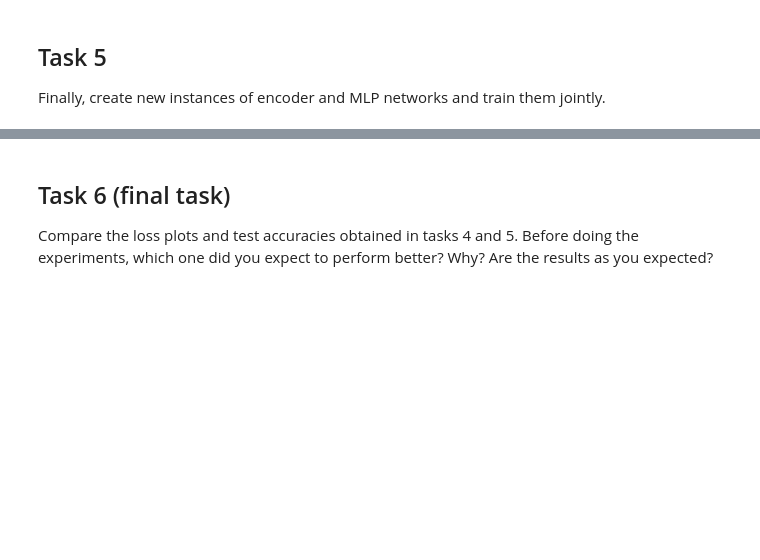
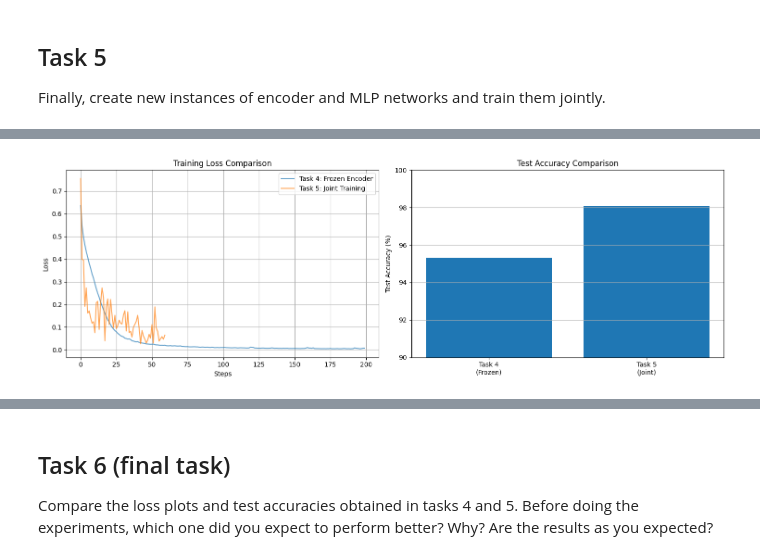
Before and after one commit to kkKaan/ceng501-deep-learning, a Jupyter notebook: hw1/CENG501_Fall2025_HW1_Colab_file.ipynb, the cells around one changed output, grey strips where cells are left out. Drawn from its saved outputs; the diff is of its cells as text; code cells hidden in the pictures; blank space fills up the shorter version.

```diff
--- a/hw1/CENG501_Fall2025_HW1_Colab_file.ipynb
+++ b/hw1/CENG501_Fall2025_HW1_Colab_file.ipynb
@@ -545,28 +708,72 @@ new_net1 = Encoder().to(device)
 new_net2 = MLP().to(device)
 
 loss_fun = nn.CrossEntropyLoss()
-params = # YOUR CODE HERE
-optimizer = torch.optim.Adam( params, lr=1.e-3)
+params = list(new_net1.parameters()) + list(new_net2.parameters())  # YOUR CODE HERE - Train both jointly
+optimizer = torch.optim.Adam(params, lr=1.e-3)
 
 #@title
 
-num_epochs = 2
-loss_history = []
+num_epochs = 10
+loss_history_joint = []
+accuracy_history_joint = []
+
+new_net1.train()
+new_net2.train()
+
 for epoch in range(num_epochs):
-  for i ,(images,labels) in enumerate(train_loader):
-    images = images.to(device)
-    labels = labels.to(device)
+    epoch_loss = 0
+    correct = 0
+    total = 0
 
-    optimizer.zero_grad()
-    latent = new_net1(images)
-    output = new_net2(latent)
-    loss = loss_fun(output, labels)
-    loss.backward()
-    optimizer.step()
+    for i, (images, labels) in enumerate(train_loader):
+        images = images.to(device)
+        labels = labels.to(device)
 
-    if (i+1) % batch_size == 0:
-      loss_history.append(loss.item())
-      print('Epoch [%d/%d], Step [%d/%d], Loss: %.4f'
-                 %(epoch+1, num_epochs, i+1, len(train_data)//batch_size, loss.item()))
+        optimizer.zero_grad()
+        latent = new_net1(images)
+        output = new_net2(latent)
+        loss = loss_fun(output, labels)
 
-plt.plot(loss_history)
+        loss.backward()
+        optimizer.step()
+
+        epoch_loss += loss.item()
+
+        _, predicted = torch.max(output.data, 1)
+        total += labels.size(0)
+        correct += (predicted == labels).sum().item()
+
+        if (i+1) % 100 == 0:
+            loss_history_joint.append(loss.item())
+            print(f'Epoch [{epoch+1}/{num_epochs}], Step [{i+1}/{len(train_data)//batch_size}], Loss: {loss.item():.4f}, Acc: {100*correct/total:.2f}%')
+
+    accuracy_history_joint.append(100 * correct / total)
+
+# Better visualization comparing Task 4 vs Task 5
+fig, axes = plt.subplots(1, 2, figsize=(15, 5))
+
+axes[0].plot(loss_history, label='Task 4: Frozen Encoder', alpha=0.7)
+axes[0].plot(loss_history_joint, label='Task 5: Joint Training', alpha=0.7)
+axes[0].set_xlabel('Steps')
+axes[0].set_ylabel('Loss')
+axes[0].set_title('Training Loss Comparison')
+axes[0].legend()
+axes[0].grid(True)
+
+# Get final accuracies
+test_acc_task5 = evaluate(new_net1, new_net2)
+
+axes[1].bar(['Task 4\n(Frozen)', 'Task 5\n(Joint)'], [test_acc_task4, test_acc_task5])
+axes[1].set_ylabel('Test Accuracy (%)')
+axes[1].set_title('Test Accuracy Comparison')
+axes[1].set_ylim([90, 100])
+axes[1].grid(True, axis='y')
+
+plt.tight_layout()
+plt.show()
+
+print(f'\nFinal Results:')
+print(f'Task 4 (Frozen Encoder): {test_acc_task4:.3f}%')
+print(f'Task 5 (Joint Training): {test_acc_task5:.3f}%')
+print(f'Improvement: {test_acc_task5 - test_acc_task4:.3f}%')
+# %% [output]
@@ -572,0 +797 @@ plt.plot(loss_history)
+[figure, added]
```
Also changed, not shown: parts of 33 cells of this notebook, 1 other file.
